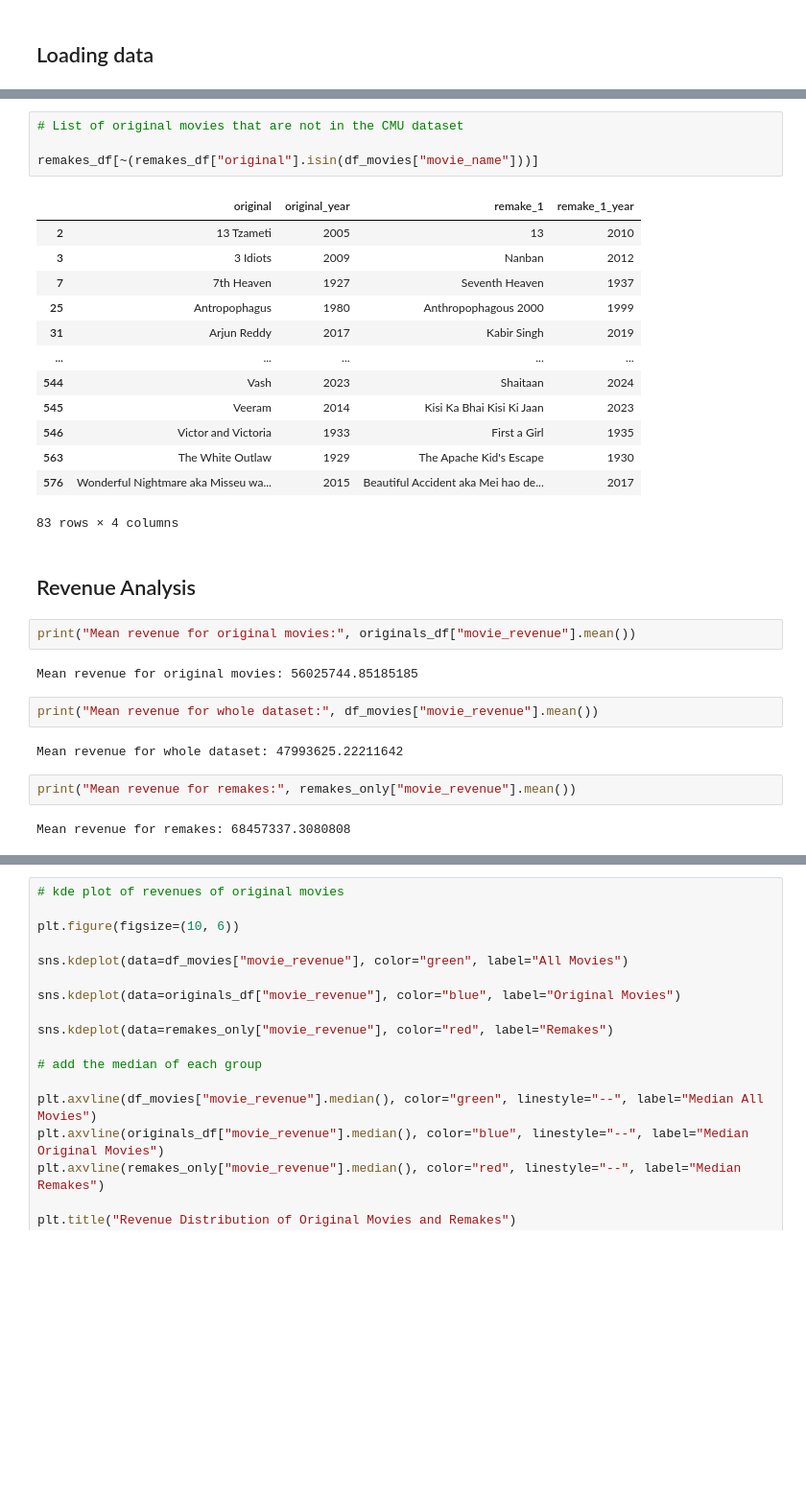
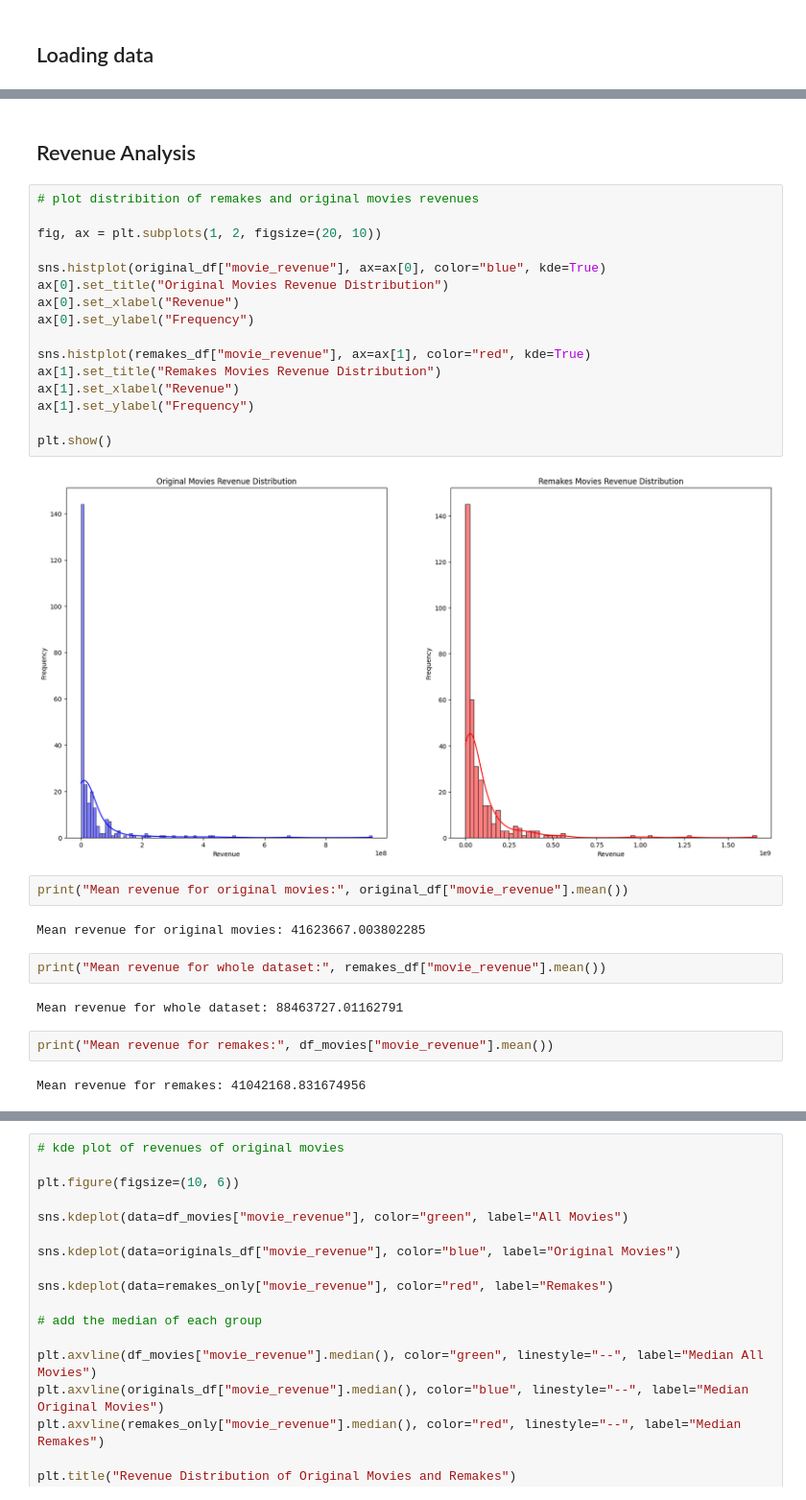
Before and after one commit to epfl-ada/ada-2024-project-madayam, a Jupyter notebook: src/main.ipynb, the cells around one changed output, grey strips where cells are left out. Shown at 96% size. Cells and saved outputs as stored; diff of their text form; blank space fills up the shorter version.

```diff
--- a/src/main.ipynb
+++ b/src/main.ipynb
@@ -77,35 +49,35 @@ df_movies[df_movies["wikidata_id"] == 'Q927919']
-# %%
-# List of original movies that are not in the CMU dataset
-
-remakes_df[~(remakes_df["original"].isin(df_movies["movie_name"]))]
-# %% [output]
-|  | original | original_year | remake_1 | remake_1_year |
-| 2 | 13 Tzameti | 2005 | 13 | 2010 |
-| 3 | 3 Idiots | 2009 | Nanban | 2012 |
-| 7 | 7th Heaven | 1927 | Seventh Heaven | 1937 |
-| 25 | Antropophagus | 1980 | Anthropophagous 2000 | 1999 |
-| 31 | Arjun Reddy | 2017 | Kabir Singh | 2019 |
-| ... | ... | ... | ... | ... |
-| 544 | Vash | 2023 | Shaitaan | 2024 |
-| 545 | Veeram | 2014 | Kisi Ka Bhai Kisi Ki Jaan | 2023 |
-| 546 | Victor and Victoria | 1933 | First a Girl | 1935 |
-| 563 | The White Outlaw | 1929 | The Apache Kid's Escape | 1930 |
-| 576 | Wonderful Nightmare aka Misseu wa... | 2015 | Beautiful Accident aka Mei hao de... | 2017 |
-83 rows × 4 columns
 # %% [markdown]
 ## Revenue Analysis
+# %%
+# plot distribition of remakes and original movies revenues
+
+fig, ax = plt.subplots(1, 2, figsize=(20, 10))
+
+sns.histplot(original_df["movie_revenue"], ax=ax[0], color="blue", kde=True)
+ax[0].set_title("Original Movies Revenue Distribution")
+ax[0].set_xlabel("Revenue")
+ax[0].set_ylabel("Frequency")
+
+sns.histplot(remakes_df["movie_revenue"], ax=ax[1], color="red", kde=True)
+ax[1].set_title("Remakes Movies Revenue Distribution")
+ax[1].set_xlabel("Revenue")
+ax[1].set_ylabel("Frequency")
+
+plt.show()
+# %% [output]
+[figure, added]
 # %%
-print("Mean revenue for original movies:", originals_df["movie_revenue"].mean())
+print("Mean revenue for original movies:", original_df["movie_revenue"].mean())
 # %% [output]
-Mean revenue for original movies: 56025744.85185185
+Mean revenue for original movies: 41623667.003802285
 # %%
-print("Mean revenue for whole dataset:", df_movies["movie_revenue"].mean())
+print("Mean revenue for whole dataset:", remakes_df["movie_revenue"].mean())
 # %% [output]
-Mean revenue for whole dataset: 47993625.22211642
+Mean revenue for whole dataset: 88463727.01162791
 # %%
-print("Mean revenue for remakes:", remakes_only["movie_revenue"].mean())
+print("Mean revenue for remakes:", df_movies["movie_revenue"].mean())
 # %% [output]
-Mean revenue for remakes: 68457337.3080808
+Mean revenue for remakes: 41042168.831674956
 # %%
 # scatter plot of revenues and runtimes of original movies
 plt.figure(figsize=(10, 6))
```
Also changed, not shown: parts of 8 cells of this notebook.
